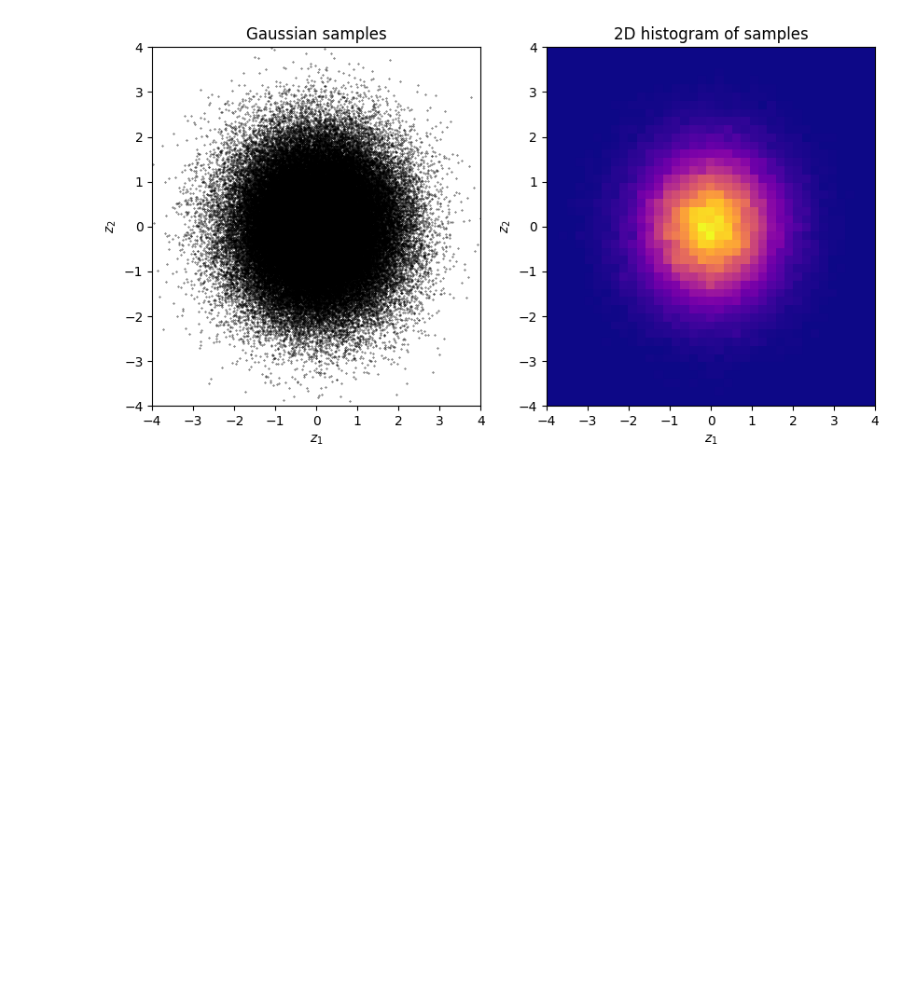
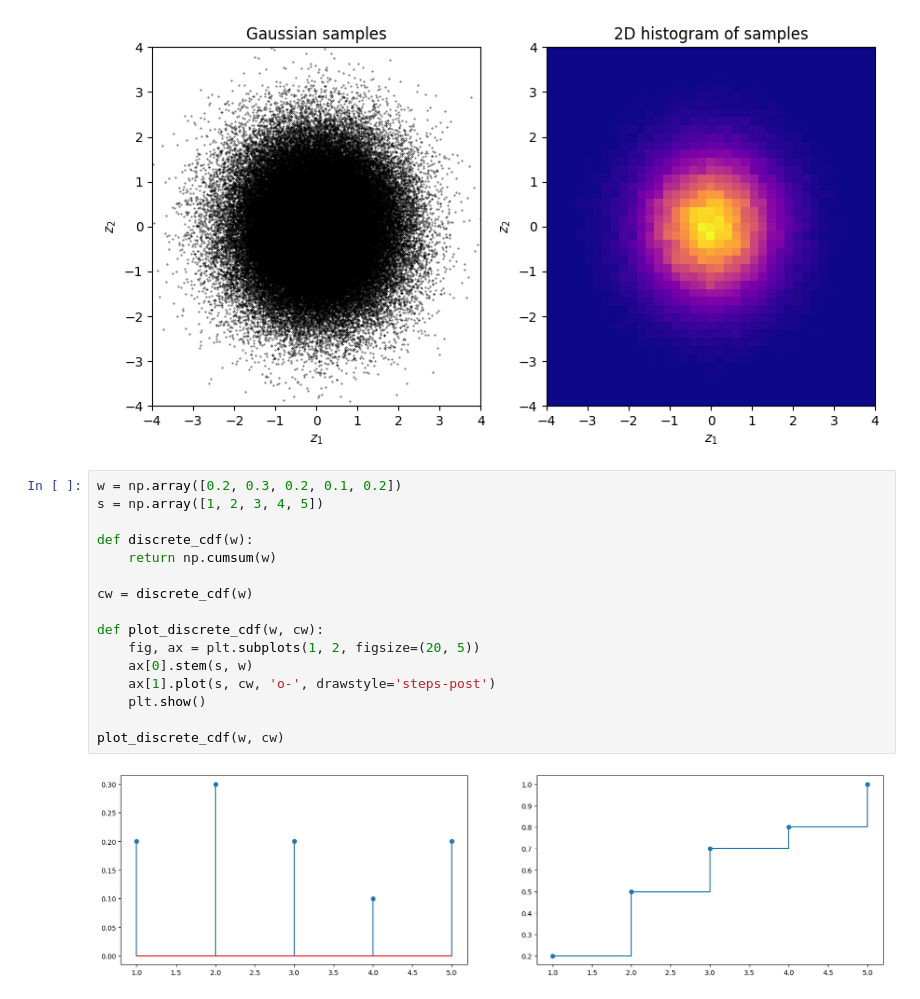
Before and after one commit to styuk/Time-Seriese, a Jupyter notebook: python/mcmc.ipynb, the cells around one changed output. Drawn from its saved outputs; the diff is of its cells as text; blank space fills up the shorter version.

```diff
--- a/python/mcmc.ipynb
+++ b/python/mcmc.ipynb
@@ -112,3 +112,21 @@ axs[1].set_ylim(-4, 4)
 plt.show()
 # %% [output]
 [figure]
+# %%
+w = np.array([0.2, 0.3, 0.2, 0.1, 0.2])
+s = np.array([1, 2, 3, 4, 5])
+
+def discrete_cdf(w):
+    return np.cumsum(w)
+
+cw = discrete_cdf(w)
+
+def plot_discrete_cdf(w, cw):
+    fig, ax = plt.subplots(1, 2, figsize=(20, 5))
+    ax[0].stem(s, w)
+    ax[1].plot(s, cw, 'o-', drawstyle='steps-post')
+    plt.show()
+
+plot_discrete_cdf(w, cw)
+# %% [output]
+[figure, added]
```
